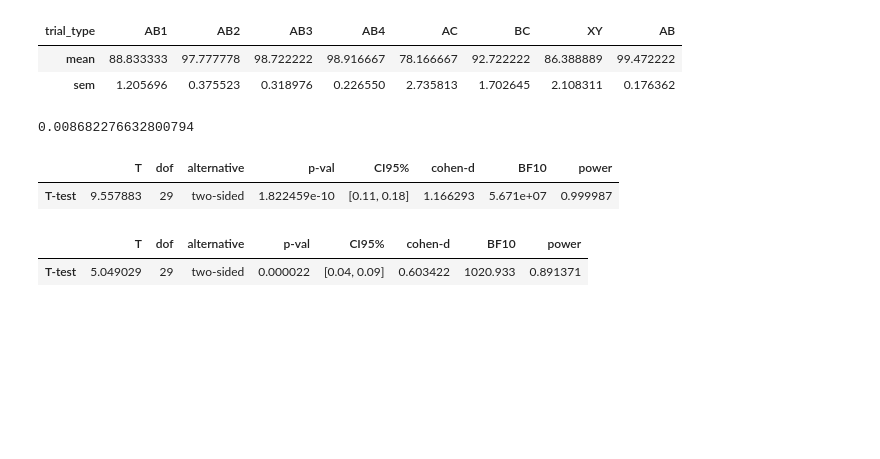
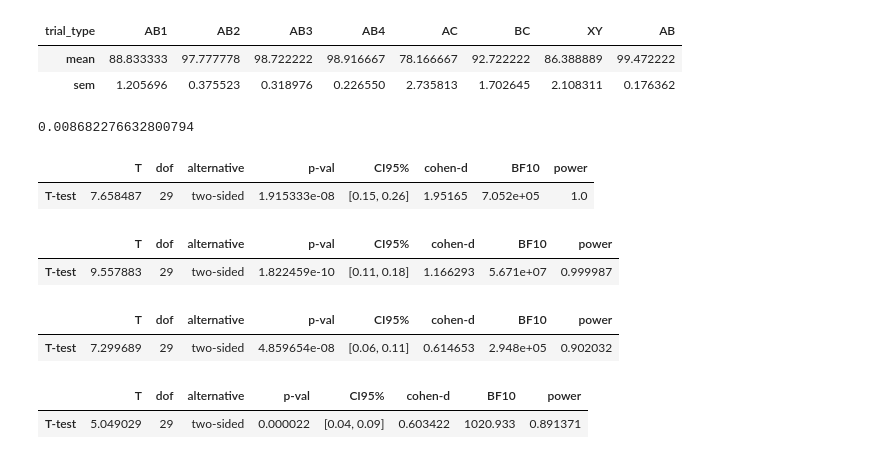
Before and after one commit to prestonlab/bender_study, a Jupyter notebook: jupyter/plot_behav.ipynb, the cells around one changed output. Cells and saved outputs as stored; diff of their text form; code cells hidden in the pictures; blank space fills up the shorter version.

Commit message:
feat: add test performance contrast

```diff
--- a/jupyter/plot_behav.ipynb
+++ b/jupyter/plot_behav.ipynb
@@ -12,7 +12,7 @@ from mindstorm import statplot
 from bender_study import task
 from bender_study import figures
 
-bids_dir = Path(os.environ['BENDER_BIDS'])
+bids_dir = Path(os.environ['BENDER_BIDS']) / 'rawdata'
 fig_dir = Path(os.environ['BENDER_FIGURES']) / 'plots'
 figures.set_style()
 # %% [markdown]
@@ -69,12 +69,24 @@ p = [stats.binom_test(x, n['AC'], p=1/3, alternative='greater') for x in sp['AC'
 np.max(p)
 # %% [output]
 0.008682276632800794
+# %%
+# AC vs. AB
+pg.ttest(mp['AB4'], mp['AC'], paired=True)
+# %% [output]
+|  | T | dof | alternative | p-val | CI95% | cohen-d | BF10 | power |
+| T-test | 7.658487 | 29 | two-sided | 1.915333e-08 | [0.15, 0.26] | 1.95165 | 7.052e+05 | 1.0 |
 # %%
 # AC vs. BC
 pg.ttest(mp['BC'], mp['AC'], paired=True)
 # %% [output]
 |  | T | dof | alternative | p-val | CI95% | cohen-d | BF10 | power |
 | T-test | 9.557883 | 29 | two-sided | 1.822459e-10 | [0.11, 0.18] | 1.166293 | 5.671e+07 | 0.999987 |
+# %%
+# AC vs. XY
+pg.ttest(mp['XY'], mp['AC'], paired=True)
+# %% [output]
+|  | T | dof | alternative | p-val | CI95% | cohen-d | BF10 | power |
+| T-test | 7.299689 | 29 | two-sided | 4.859654e-08 | [0.06, 0.11] | 0.614653 | 2.948e+05 | 0.902032 |
 # %%
 # BC vs XY
 pg.ttest(mp['BC'], mp['XY'], paired=True)
```
Also changed, not shown: parts of 3 cells of this notebook.
